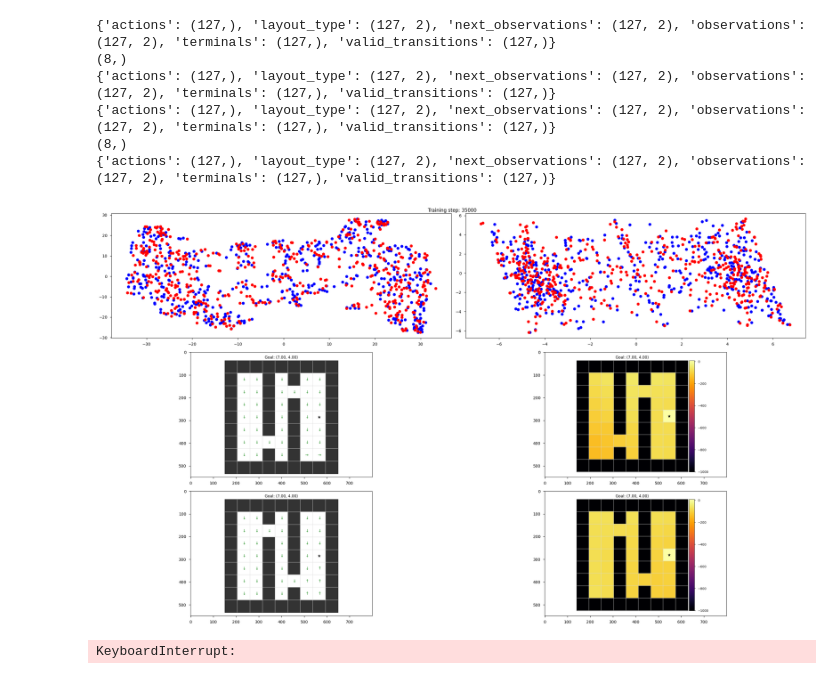
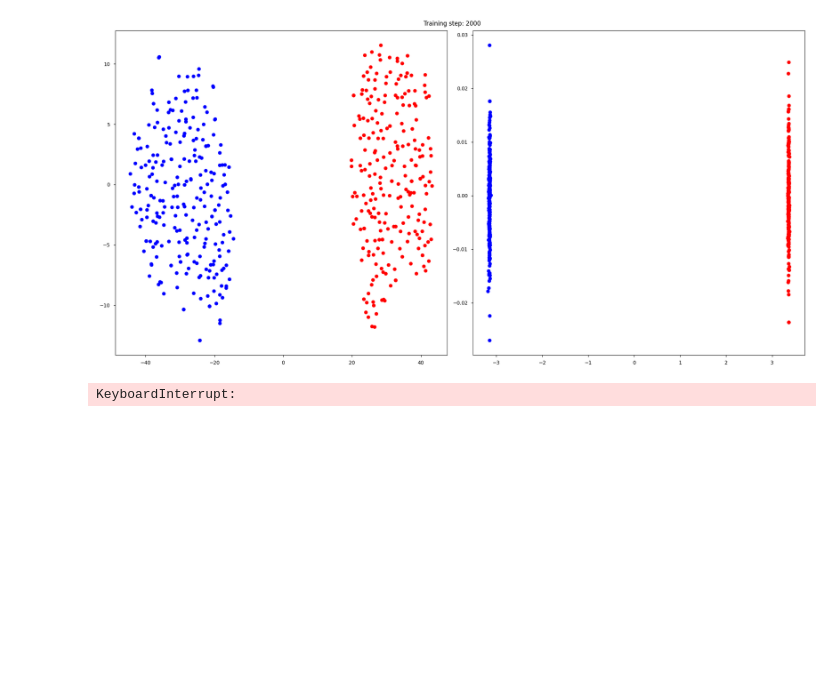
Before and after one commit to skylooop/BeliefConditionedFB, a Jupyter notebook: notebooks/in_context_gciql.ipynb, the cells around one changed output. Saved outputs shown, nothing was run; the diff lists cells and outputs as text; code cells hidden in the pictures; blank space fills up the shorter version.

```diff
--- a/notebooks/in_context_gciql.ipynb
+++ b/notebooks/in_context_gciql.ipynb
@@ -349,10 +311,9 @@ def visualize_value_image(layout_type):
     if iql_config['agent']['use_context']:
         dataset_inference, env = random_exploration(env, num_episodes=1, layout_type=layout_type, num_mdp=NUM_TRAIN_LAYOUTS)
         print(jax.tree.map(lambda x: x.shape, dataset_inference))
-        dynamics_embedding = iql_agent.network.select('dynamic_transformer')(dataset_inference['observations'][None], dataset_inference['actions'][None, :, None],
-                                                                                    dataset_inference['next_observations'][None], dataset_inference['valid_transitions'][None, :, None],
-                                                                                    train=False, return_embedding=True)
-        dynamics_embedding = dynamics_embedding.squeeze()
+        dynamics_embedding_mean, dynamics_mean_std = iql_agent.network.select('dynamic_transformer')(dataset_inference['observations'][None], dataset_inference['actions'][None],
+                                                                                    dataset_inference['next_observations'][None], train=False, return_embedding=True)
+        dynamics_embedding = dynamics_embedding_mean + jax.random.normal(key=GLOBAL_KEY, shape=dynamics_embedding_mean.shape) * jnp.exp(dynamics_mean_std)
         mdp_type=None
 
     pred_value_img = value_image_fourrooms(env, example_batch,
@@ -380,76 +341,81 @@ obs, info = env.reset()
 goal = info.get("goal_pos")
 
 # with jax.disable_jit():
+plot_layouts = []
+for i in range(NUM_TRAIN_LAYOUTS):
+    cur_layout = gc_whole_dataset.sample(256, layout_type=i, context_length=99)[1]
+    plot_layouts.append(cur_layout)
+plot_layouts = functools.reduce(concatenate_dicts, plot_layouts)
+
+first_layout_indxs = jnp.where(jnp.any((plot_layouts['traj_states'][:, :, 0] == 3.0) & (plot_layouts['traj_states'][:, :, 1] == 6.0), 1))[0]
+first_layout_trajs = jax.tree_util.tree_map(lambda arr: arr[first_layout_indxs], plot_layouts)
+
+sec_layout_indxs = jnp.where(jnp.any((plot_layouts['traj_states'][:, :, 0] == 3.0) & (plot_layouts['traj_states'][:, :, 1] == 2.0), 1))[0]
+sec_layout_trajs = jax.tree_util.tree_map(lambda arr: arr[sec_layout_indxs], plot_layouts)
+
+plot_layouts = jax.tree.map(lambda x, y: jnp.concatenate([x, y]), first_layout_trajs, sec_layout_trajs)
+
 if iql_config['agent']['use_context']:
-    _, batch_context_test0, _ =  gc_whole_dataset.sample(512, layout_type=0, context_length=iql_config['agent']['context_len'])
-    _, batch_context_test1, _ = gc_whole_dataset.sample(512, layout_type=1, context_length=iql_config['agent']['context_len'])
-
-    colors = ['blue'] * batch_context_test0['observations'].shape[0] + ['red'] * batch_context_test1['observations'].shape[0]
-    test_embedding = jax.tree.map(lambda x, y: jnp.concatenate([x, y]), batch_context_test0, batch_context_test1)
+    colors = ['blue'] * first_layout_trajs['traj_actions'].shape[0] + ['red'] * sec_layout_trajs['traj_actions'].shape[0]
 
 for update_steps in pbar:
+    key = jax.random.fold_in(GLOBAL_KEY, update_steps)
     if not iql_config['agent']['use_context']:
         batch = gc_whole_dataset.sample(iql_config['agent']['batch_size'])
         iql_agent, update_info = iql_agent.update(batch, train_context_embedding=False)
     else:
-        batch, batch_context, _ = gc_whole_dataset.sample(iql_config['agent']['batch_size'], layout_type=update_steps % NUM_TRAIN_LAYOUTS,
-                                                            context_length=iql_config['agent']['context_len'])
-        _, negative_context, _ = gc_whole_dataset.sample(iql_config['agent']['batch_size'], layout_type=(update_steps + 1) % NUM_TRAIN_LAYOUTS,
-                                                            context_length=iql_config['agent']['context_len'])
-        iql_agent, update_info = iql_agent.update(batch, batch_context, train_context_embedding=True, negative_context=negative_context)
+        # batch, batch_context, _ = gc_whole_dataset.sample(iql_config['agent']['batch_size'], layout_type=update_steps % NUM_TRAIN_LAYOUTS,
+        #                                                     context_length=iql_config['agent']['context_len'])
+        # _, negative_context, _ = gc_whole_dataset.sample(iql_config['agent']['batch_size'], layout_type=(update_steps + 1) % NUM_TRAIN_LAYOUTS,
+        #                                        s             context_length=iql_config['agent']['context_len'])
+        batch = gc_whole_dataset.sample_traj_random(iql_config['agent']['batch_size'])
+        iql_agent, update_info = iql_agent.update(batch, batch, train_context_embedding=True)
 
-    if update_steps % 5_000 == 0:
-
+    if update_steps % 1_000 == 0:
         clear_output()
         if iql_config['agent']['use_context']:
-            fig, axs = plt.subplots(nrows=3, ncols=2, figsize=(25, 15))
-            dynamics_embedding = iql_agent.network.select('dynamic_transformer')(test_embedding['traj_states'], test_embedding['traj_actions'],
-                                                                                    test_embedding['traj_next_states'],
-                                                                                    train=False, return_embedding=True)
+            fig, axs = plt.subplots(nrows=1, ncols=2, figsize=(20, 10))
+            dynamics_embedding_mean, std = iql_agent.network.select('dynamic_transformer')(plot_layouts['traj_states'], plot_layouts['traj_actions'],
+                                                                            plot_layouts['traj_next_states'], train=False)
+            dynamics_embedding = dynamics_embedding_mean + jax.random.normal(key=key, shape=dynamics_embedding_mean.shape) * jnp.exp(std)
             tsne = TSNE(random_state=42, perplexity=30).fit_transform(dynamics_embedding)
             x, y = tsne[:, 0], tsne[:, 1]
-            axs[0, 0].scatter(x, y, color=colors)
+            axs[0].scatter(x, y, color=colors)
 
             pca = PCA().fit_transform(dynamics_embedding)
             x, y = pca[:, 0], pca[:, 1]
-            axs[0, 1].scatter(x, y, color=colors)
+            axs[1].scatter(x, y, color=colors)
 
-            pred_policy_img = visualize_policy_image(layout_type=0)
-            axs[1,0].imshow(pred_policy_img)
-            pred_value_img = visualize_value_image(layout_type=0)
-            axs[1, 1].imshow(pred_value_img)
+            # pred_policy_img = visualize_policy_image(layout_type=0)
+            # axs[1,0].imshow(pred_policy_img)
+            # pred_value_img = visualize_value_image(layout_type=0)
+            # axs[1, 1].imshow(pred_value_img)
 
-            pred_policy_img = visualize_policy_image(layout_type=1)
-            axs[2,0].imshow(pred_policy_img)
-            pred_value_img = visualize_value_image(layout_type=1)
-            axs[2, 1].imshow(pred_value_img)
+            # pred_policy_img = visualize_policy_image(layout_type=1)
+            # axs[2,0].imshow(pred_policy_img)
+            # pred_value_img = visualize_value_image(layout_type=1)
+            # axs[2, 1].imshow(pred_value_img)
         else:
             fig, axs = plt.subplots(nrows=2, ncols=2, figsize=(20, 15))
             pred_policy_img = visualize_policy_image(layout_type=0)
             axs[0, 0].imshow(pred_policy_img)
             pred_value_img = visualize_value_image(layout_type=0)
             axs[0, 1].imshow(pred_value_img)
 
             pred_policy_img = visualize_policy_image(layout_type=1)
             axs[1, 0].imshow(pred_policy_img)
             pred_value_img = visualize_value_image(layout_type=1)
             axs[1, 1].imshow(pred_value_img)
 
             # pred_policy_img = visualize_policy_image(layout_type=2)
             # axs[2, 0].imshow(pred_policy_img)
             # pred_value_img = visualize_value_image(layout_type=2)
             # axs[2, 1].imshow(pred_value_img)
 
         fig.suptitle(f"Training step: {update_steps}")
         plt.tight_layout()
         display(fig)
         plt.close(fig)
 # %% [output]
+[figure, new version]
-{'actions': (127,), 'layout_type': (127, 2), 'next_observations': (127, 2), 'observations': (127, 2), 'terminals': (127,), 'valid_transitions': (127,)}
-(8,)
-{'actions': (127,), 'layout_type': (127, 2), 'next_observations': (127, 2), 'observations': (127, 2), 'terminals': (127,), 'valid_transitions': (127,)}
-{'actions': (127,), 'layout_type': (127, 2), 'next_observations': (127, 2), 'observations': (127, 2), 'terminals': (127,), 'valid_transitions': (127,)}
-(8,)
-{'actions': (127,), 'layout_type': (127, 2), 'next_observations': (127, 2), 'observations': (127, 2), 'terminals': (127,), 'valid_transitions': (127,)}
+KeyboardInterrupt:
-[figure, old version]
-KeyboardInterrupt:
```
Also changed, not shown: parts of 20 cells of this notebook, 12 other files.
